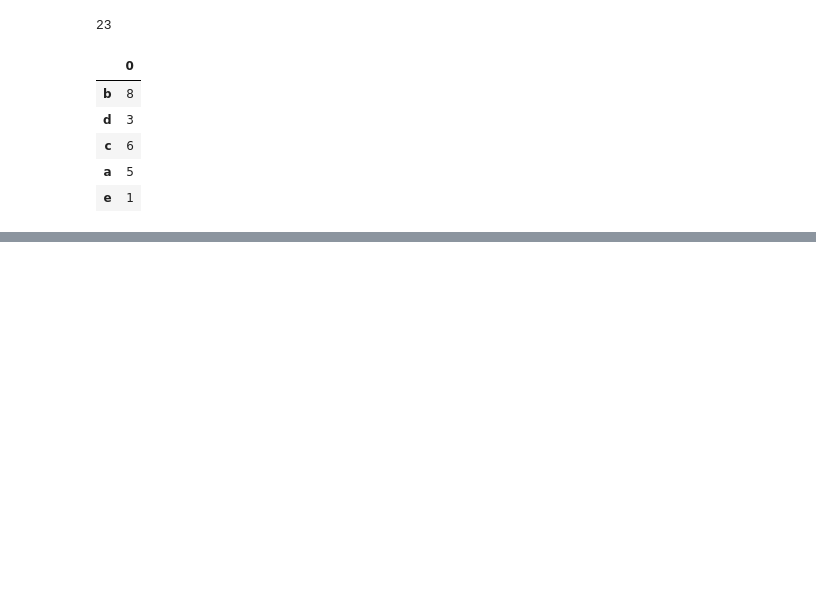
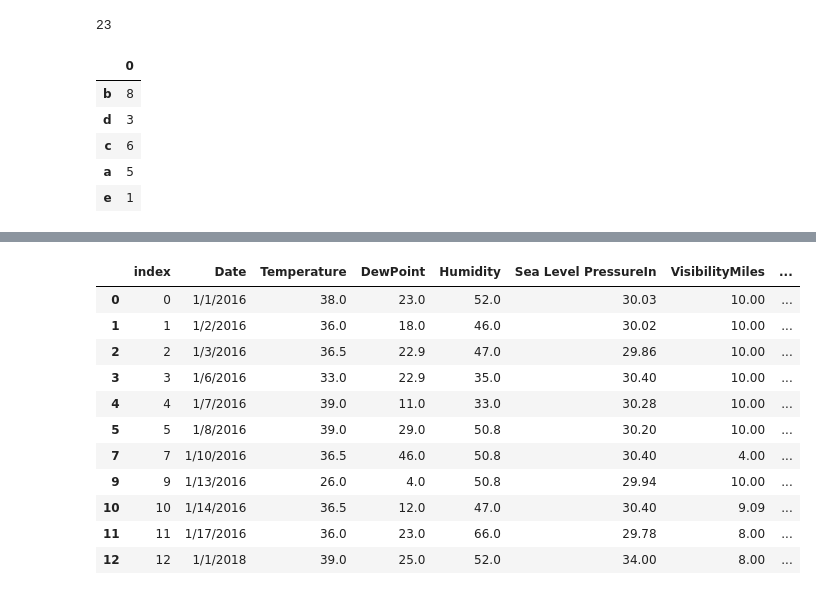
Before and after one commit to harshilgohil04/BIA_LMS-, a Jupyter notebook: pandas_manipulation.ipynb, the cells around one changed output, grey strips where cells are left out. Drawn from its saved outputs; the diff is of its cells as text; code cells hidden in the pictures; blank space fills up the shorter version.

```diff
--- a/pandas_manipulation.ipynb
+++ b/pandas_manipulation.ipynb
@@ -88,0 +193,8 @@ df
+# %%
+#set index as date column
+
+df.set_index("Date",inplace=True)
+# %%
+# reset index to default
+
+df.reset_index(inplace=True)
@@ -88,0 +231,5 @@ df
+# %%
+# Fill missing values with a specified value
+
+df.fillna({"Temperature":36.5,"DewPoint":22.9,"Humidity":50.8,"Sea Level PressureIn":30.4,"VisibilityMiles":9.09,
+           "WindSpeedMPH":6.54},inplace=True)
@@ -88,0 +253,3 @@ df
+# %%
+# drop remaining null values
+df.dropna(inplace=True)
@@ -88,0 +282,18 @@ df
+# %%
+# Use apply function to convert visiblitymiles into km
+
+df["visiblitykm"]=df["VisibilityMiles"].apply(lambda x: x*1.6)
+df
+# %% [output]
+|  | index | Date | Temperature | DewPoint | Humidity | Sea Level PressureIn | VisibilityMiles | ... |
+| 0 | 0 | 1/1/2016 | 38.0 | 23.0 | 52.0 | 30.03 | 10.00 | ... |
+| 1 | 1 | 1/2/2016 | 36.0 | 18.0 | 46.0 | 30.02 | 10.00 | ... |
+| 2 | 2 | 1/3/2016 | 36.5 | 22.9 | 47.0 | 29.86 | 10.00 | ... |
+| 3 | 3 | 1/6/2016 | 33.0 | 22.9 | 35.0 | 30.40 | 10.00 | ... |
+| 4 | 4 | 1/7/2016 | 39.0 | 11.0 | 33.0 | 30.28 | 10.00 | ... |
+| 5 | 5 | 1/8/2016 | 39.0 | 29.0 | 50.8 | 30.20 | 10.00 | ... |
+| 7 | 7 | 1/10/2016 | 36.5 | 46.0 | 50.8 | 30.40 | 4.00 | ... |
+| 9 | 9 | 1/13/2016 | 26.0 | 4.0 | 50.8 | 29.94 | 10.00 | ... |
+| 10 | 10 | 1/14/2016 | 36.5 | 12.0 | 47.0 | 30.40 | 9.09 | ... |
+| 11 | 11 | 1/17/2016 | 36.0 | 23.0 | 66.0 | 29.78 | 8.00 | ... |
+| 12 | 12 | 1/1/2018 | 39.0 | 25.0 | 52.0 | 34.00 | 8.00 | ... |
```
Also changed, not shown: parts of 27 cells of this notebook.
